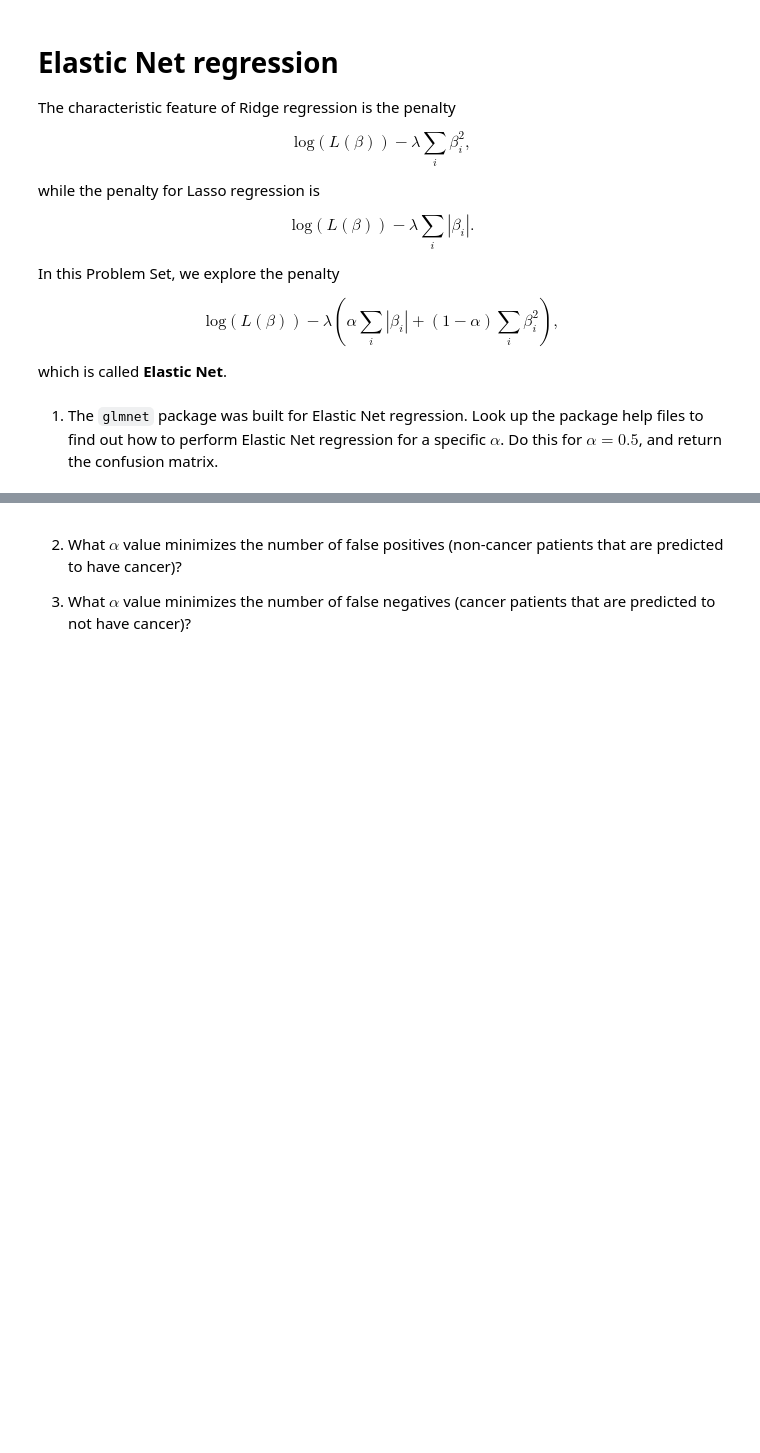
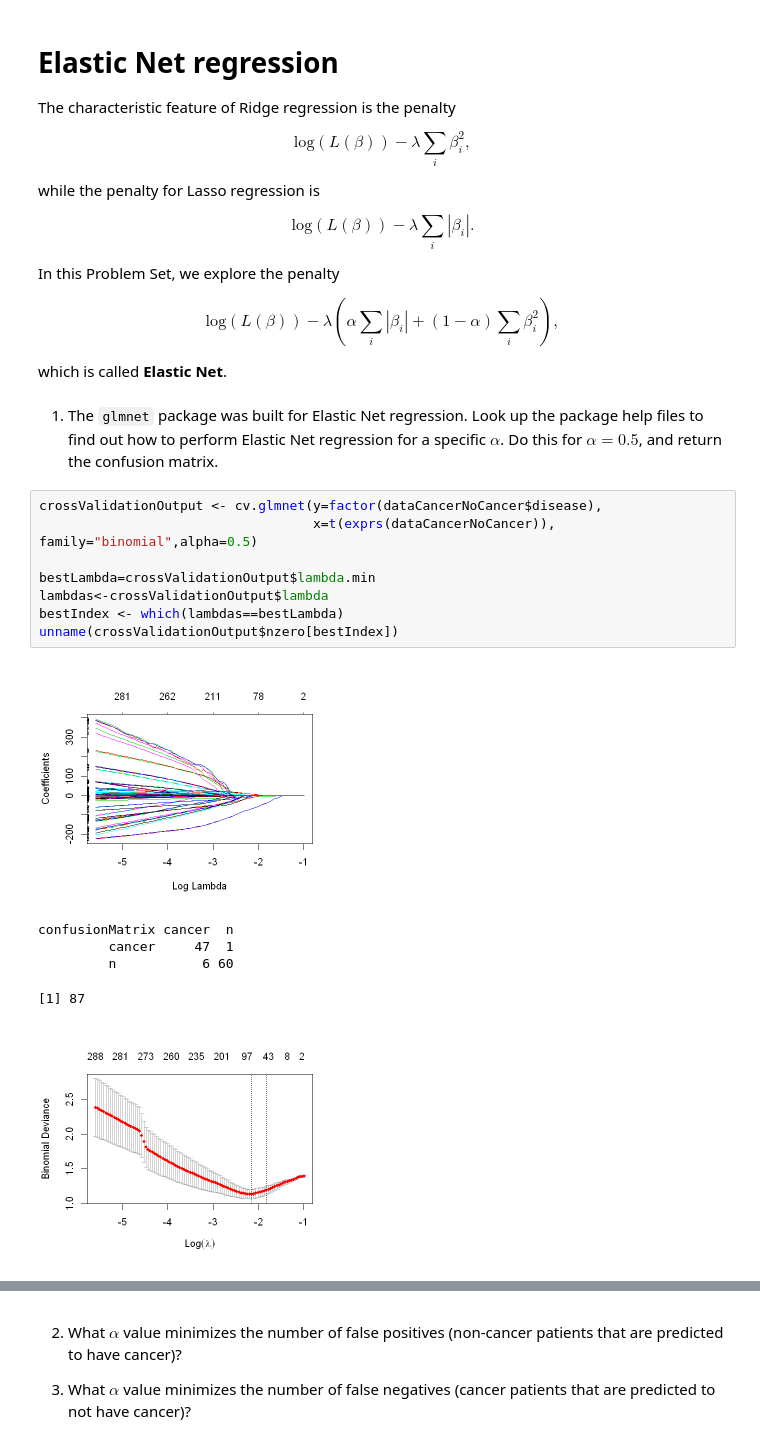
Before and after one commit to pderdeyn/Math227C, a Jupyter notebook: ProblemSets_PartII/Math227C20Sp_P10_ElasticNet.ipynb, the cells around one changed output, grey strips where cells are left out. Saved outputs shown, nothing was run; the diff lists cells and outputs as text; blank space fills up the shorter version.

```diff
--- a/ProblemSets_PartII/Math227C20Sp_P10_ElasticNet.ipynb
+++ b/ProblemSets_PartII/Math227C20Sp_P10_ElasticNet.ipynb
@@ -232,3 +277,18 @@ $$\mbox{log}\left(L(\beta)\right) - \lambda \left(\alpha \sum_i | \beta_i | +  (
 which is called __Elastic Net__.
 # %% [markdown]
 1. The `glmnet` package was built for Elastic Net regression. Look up the package help files to find out how to perform Elastic Net regression for a specific $\alpha$. Do this for $\alpha=0.5$, and return the confusion matrix.
+# %%
+crossValidationOutput <- cv.glmnet(y=factor(dataCancerNoCancer$disease),
+                                   x=t(exprs(dataCancerNoCancer)), family="binomial",alpha=0.5)
+
+bestLambda=crossValidationOutput$lambda.min
+lambdas<-crossValidationOutput$lambda
+bestIndex <- which(lambdas==bestLambda)
+unname(crossValidationOutput$nzero[bestIndex])
+# %% [output]
+[figure, added]
+confusionMatrix cancer  n
+         cancer     47  1
+         n           6 60
+[1] 87
+[figure, added]
```
Also changed, not shown: parts of 15 cells of this notebook.
